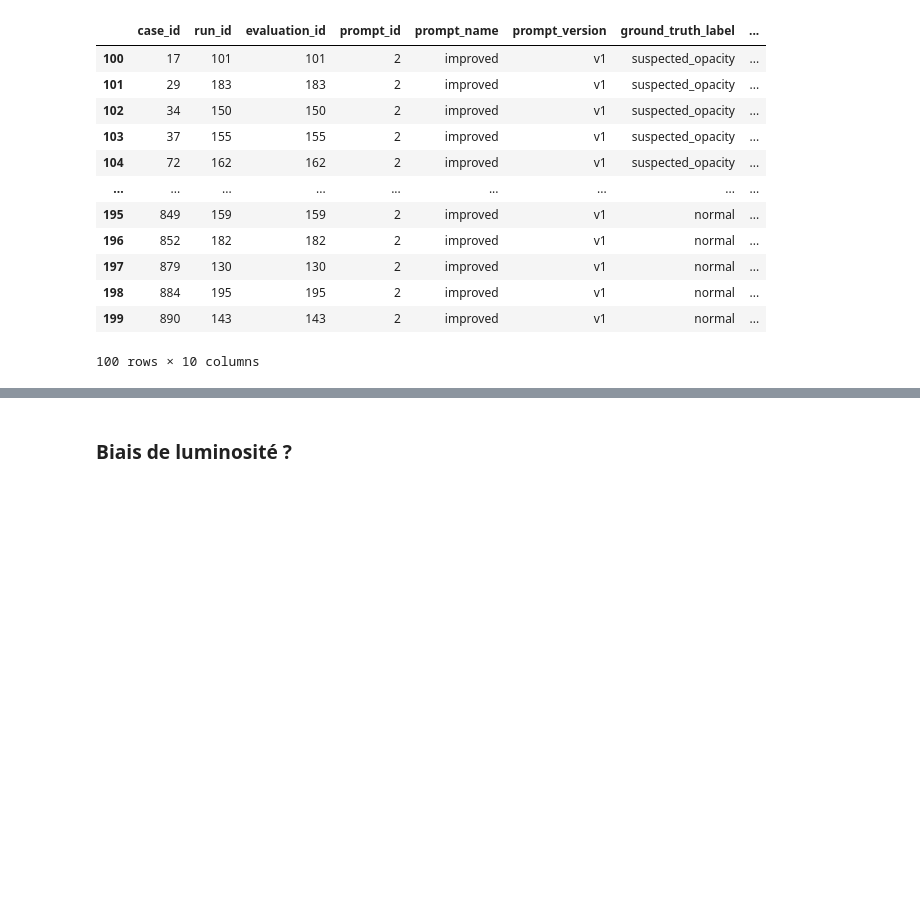
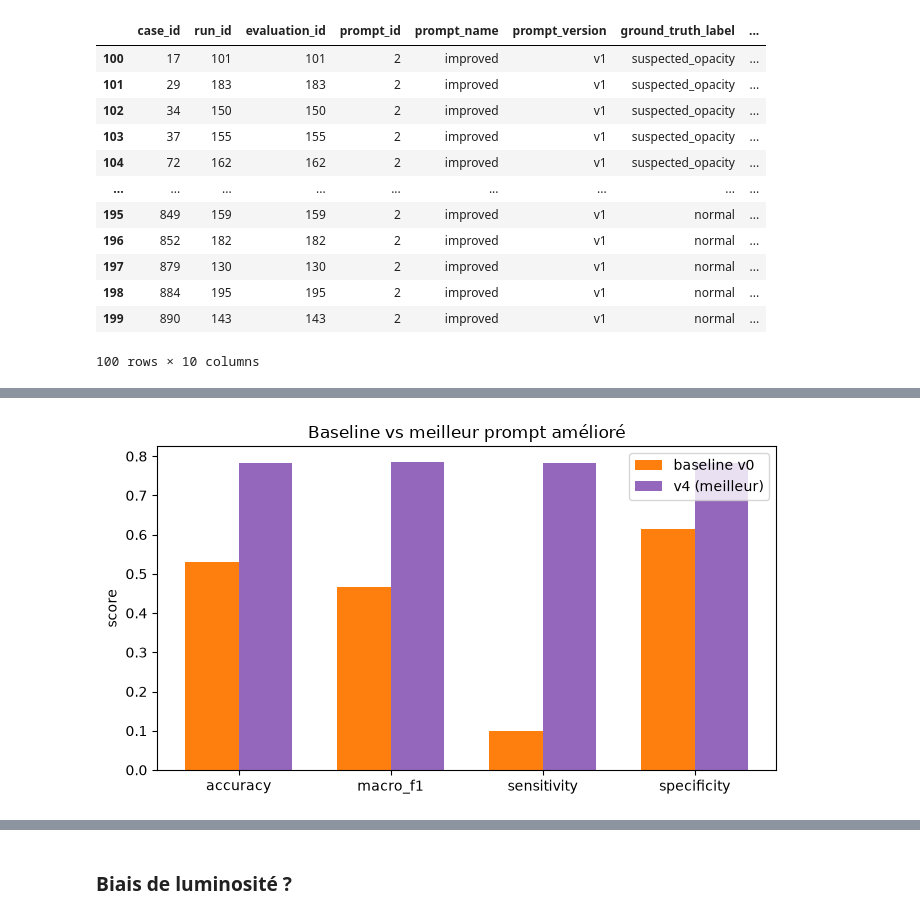
Before and after one commit to imtoatb/Assistant-Radiologique-Virtuel-Intelligent-pour-Radiographies-X, a Jupyter notebook: notebooks/02_prompt_comparison.ipynb, the cells around one changed output, grey strips where cells are left out. Saved outputs shown, nothing was run; the diff lists cells and outputs as text; code cells hidden in the pictures; blank space fills up the shorter version.

```diff
--- a/notebooks/02_prompt_comparison.ipynb
+++ b/notebooks/02_prompt_comparison.ipynb
@@ -316,0 +415,11 @@ df_version
+# %%
+# on compare la baseline au meilleur prompt ameliore (le plus haut macro F1)
+baseline_row = summary_df.loc['baseline'].iloc[0]
+improved_rows = summary_df.loc['improved']
+best_version = improved_rows['macro_f1'].idxmax()
+best_row = improved_rows.loc[best_version]
+
+print(f"Baseline (v0) vs meilleur prompt ameliore ({best_version})\n")
+for metric in ['accuracy', 'macro_f1', 'sensitivity', 'specificity', 'uncertain_rate']:
+    gain = best_row[metric] - baseline_row[metric]
+    print(f"{metric:12s} : baseline {baseline_row[metric]:.1%}  ->  {best_version} {best_row[metric]:.1%}  (gain {gain:+.1%})")
@@ -316,0 +434,19 @@ df_version
+# %%
+# graphique : baseline vs meilleur prompt ameliore, sur les 4 metriques principales
+metrics_to_plot = ['accuracy', 'macro_f1', 'sensitivity', 'specificity']
+x = range(len(metrics_to_plot))
+width = 0.35
+
+fig, ax = plt.subplots(figsize=(7, 4))
+ax.bar([i - width / 2 for i in x], [baseline_row[m] for m in metrics_to_plot], width, label='baseline v0', color='tab:orange')
+ax.bar([i + width / 2 for i in x], [best_row[m] for m in metrics_to_plot], width, label=f'{best_version} (meilleur)', color='tab:purple')
+
+ax.set_xticks(list(x))
+ax.set_xticklabels(metrics_to_plot)
+ax.set_ylabel('score')
+ax.set_title('Baseline vs meilleur prompt amélioré')
+ax.legend()
+plt.tight_layout()
+plt.show()
+# %% [output]
+[figure, added]
```
Also changed, not shown: parts of 41 cells of this notebook, 2 other files.
